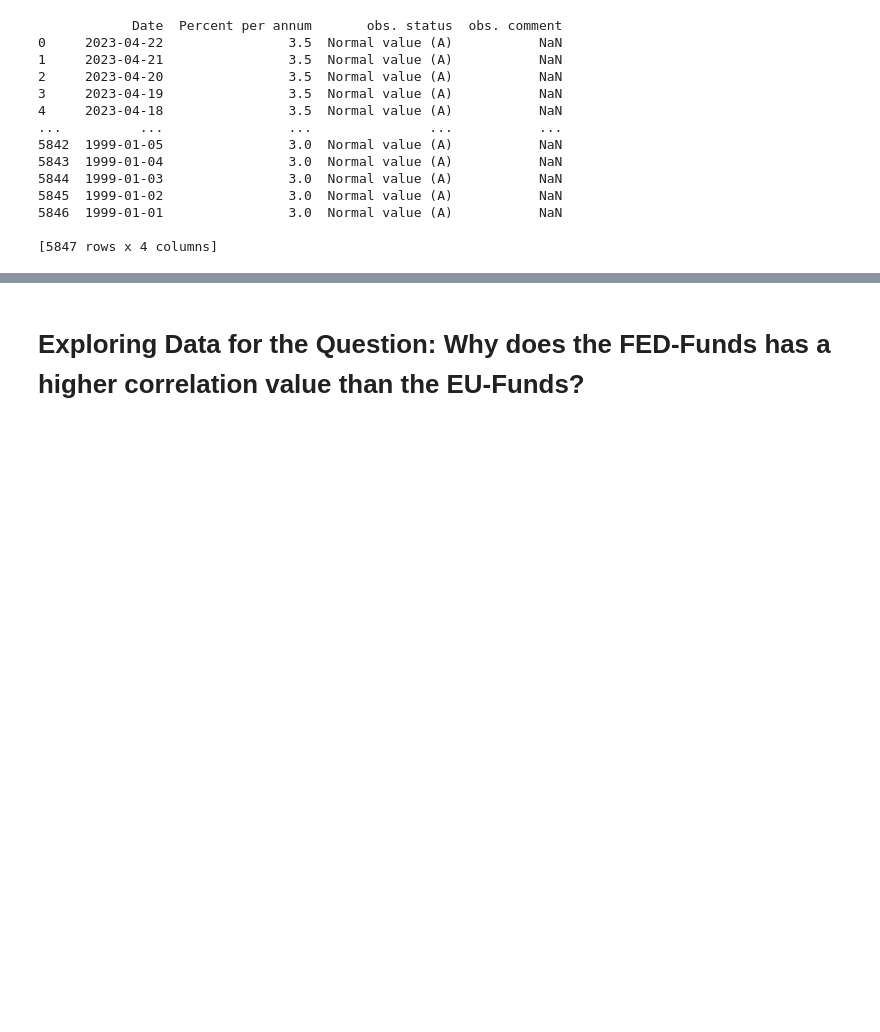
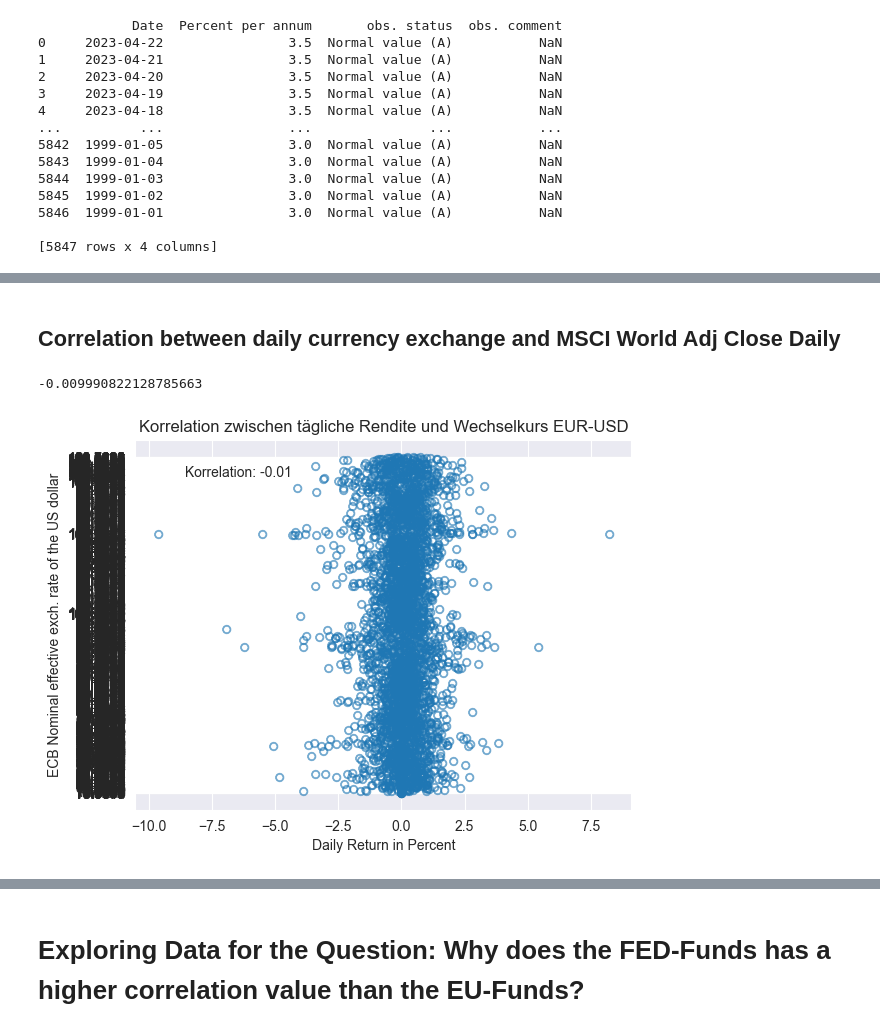
Before and after one commit to FalcarDE/ss_2032_stonks_data_science, a Jupyter notebook: Chapter 1 - Exploratory Data Analysis.ipynb, the cells around one changed output, grey strips where cells are left out. Drawn from its saved outputs; the diff is of its cells as text; code cells hidden in the pictures; blank space fills up the shorter version.

```diff
--- a/Chapter 1 - Exploratory Data Analysis.ipynb
+++ b/Chapter 1 - Exploratory Data Analysis.ipynb
@@ -345,0 +437,42 @@ plt.show()
+# %% [markdown]
+## Correlation between daily currency exchange and MSCI World Adj Close Daily
+# %%
+etf_with_return = pd.read_csv('data/generatedDatasets/iShares Core MSCI World UCITS ETF USD (Acc) Daily - Rendite.csv')
+usd_eur_exchange = pd.read_csv('data/generatedDatasets/ERR_USD_Clean.csv')
+
+etf_with_return_filtered = etf_with_return.loc[(etf_with_return['Date'] >= '2009-09-25') & (etf_with_return['Date'] <= '2023-06-01'), ['Date', 'Daily Return']]
+usd_eur_exchange_filtered = usd_eur_exchange.loc[(usd_eur_exchange['Date'] >= '2009-09-25') & (usd_eur_exchange['Date'] <= '2023-06-01'), ['Date', 'ECB Nominal effective exch. rate of the US dollar against Narrow EER group of trading partners (fixed composition): EER-12']]
+
+# Ersetzen des Strings '-' durch NaN
+usd_eur_exchange_filtered['ECB Nominal effective exch. rate of the US dollar against Narrow EER group of trading partners (fixed composition): EER-12'] = usd_eur_exchange_filtered['ECB Nominal effective exch. rate of the US dollar against Narrow EER group of trading partners (fixed composition): EER-12'].replace('-', float('nan'))
+
+combined_etf_currency_data = pd.merge(etf_with_return_filtered, usd_eur_exchange_filtered, on='Date')
+
+combined_etf_currency_data = combined_etf_currency_data.dropna(subset=['ECB Nominal effective exch. rate of the US dollar against Narrow EER group of trading partners (fixed composition): EER-12'])
+
+# Sortieren der Daten nach dem Datum
+combined_etf_currency_data.sort_values('Date', inplace=True)
+
+# Fehlende Werte interpolieren
+combined_etf_currency_data.interpolate(method='linear', inplace=True)
+
+# print(combined_etf_currency_data)
+combined_etf_currency_data.to_csv('data/generatedDatasets/test2.csv', index=False)
+
+# Korrelation berechnen
+# Fall wird der Wert in der Zeile mit Index 0 und der Spalte mit Index 1 abgerufen =>Korrelation zwischen den Spalten 0 und 1 des DataFrames
+combined_etf_currency_data.drop('Date', axis=1, inplace=True)
+correlation = combined_etf_currency_data.corr().iloc[0, 1]
+print(correlation)
+# Scatterplot erstellen
+plt.scatter(combined_etf_currency_data['Daily Return'], combined_etf_currency_data['ECB Nominal effective exch. rate of the US dollar against Narrow EER group of trading partners (fixed composition): EER-12'], marker='$\u25EF$', alpha=0.5)
+plt.xlabel('Daily Return in Percent')
+plt.ylabel('ECB Nominal effective exch. rate of the US dollar')
+plt.title('Korrelation zwischen tägliche Rendite und Wechselkurs EUR-USD')
+plt.text(0.1, 0.9, f'Korrelation: {correlation:.2f}', transform=plt.gca().transAxes)
+
+# Plot anzeigen
+plt.show()
+# %% [output]
+-0.009990822128785663
+[figure, added]
```
Also changed, not shown: parts of 18 cells of this notebook, 10 other files.
